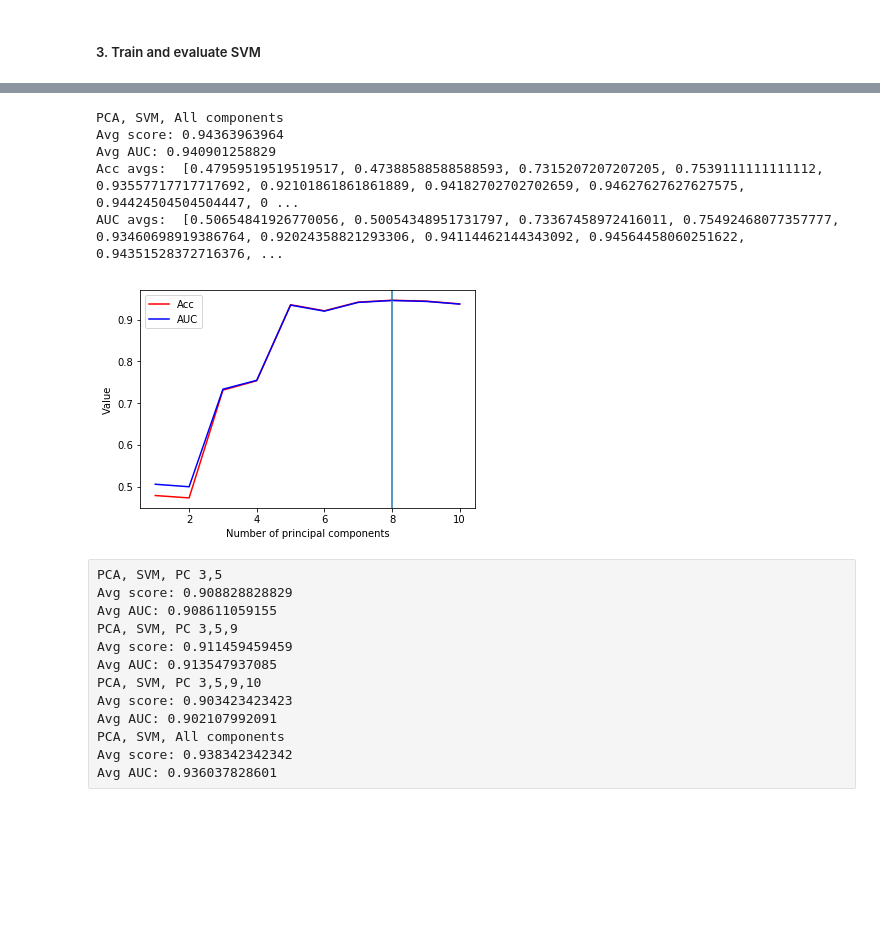
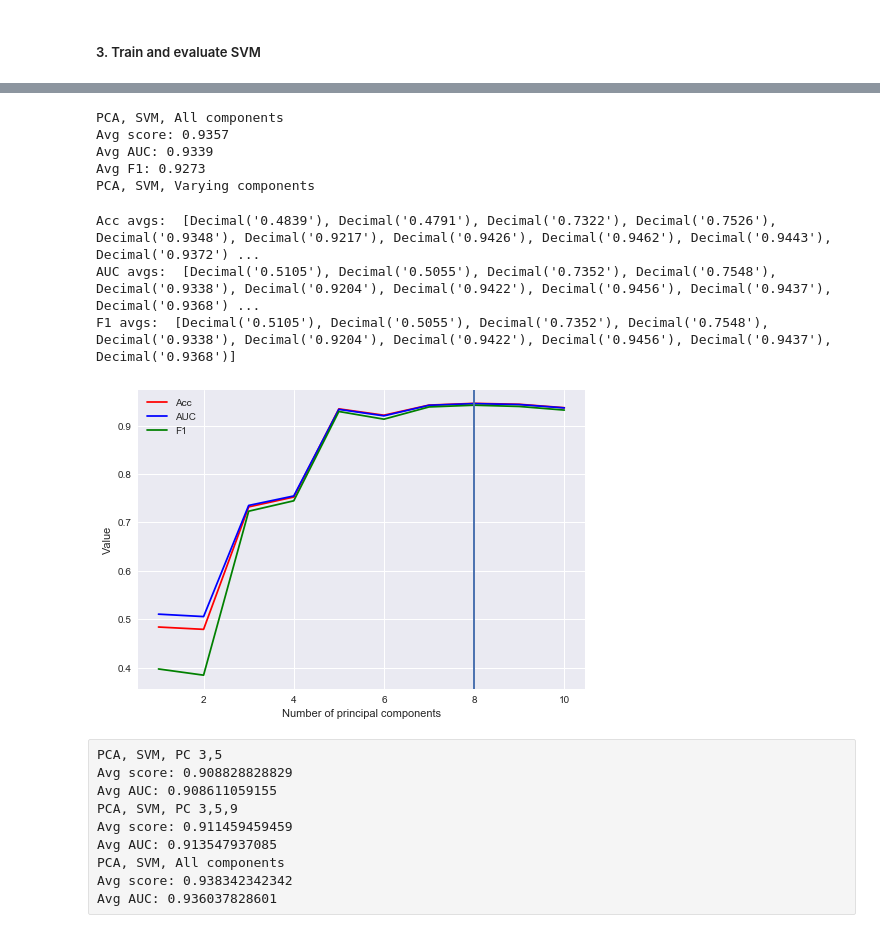
Before and after one commit to jlouie3/Conda_Notebooks, a Jupyter notebook: Projects/DementiaPrediction/1_Intro_and_Import.ipynb, the cells around one changed output, grey strips where cells are left out. Saved outputs shown, nothing was run; the diff lists cells and outputs as text; code cells hidden in the pictures; blank space fills up the shorter version.

```diff
--- a/Projects/DementiaPrediction/1_Intro_and_Import.ipynb
+++ b/Projects/DementiaPrediction/1_Intro_and_Import.ipynb
@@ -464,60 +380,75 @@ classifier = SVC()
 df = pca_df[['pc_1','pc_2','pc_3','pc_4','pc_5','pc_6','pc_7','pc_8','pc_9','pc_10']]
 labels = labels_enum
 pos_label = 1
-acc, auc = ml.train_and_score_classifier(
+acc, auc, f1 = ml.train_and_score_classifier(
     classifier=classifier,
     df=df, labels=labels,
     pos_label=pos_label)
 
 print('Avg score: ' + str(acc))
 print('Avg AUC: ' + str(auc))
+print('Avg F1: ' + str(f1))
 
+print('PCA, SVM, Varying components')
+precision = ml._get_min_significant_precision(pca_df)
 n=30
 features = ['pc_1','pc_2','pc_3','pc_4','pc_5','pc_6','pc_7','pc_8','pc_9','pc_10']
 test_features = []
 acc_averages = []
 auc_averages = []
+f1_averages = []
 num_features = []
 for feature in features:
     test_features.append(feature)
     num_features.append(len(num_features) + 1)
     classifier = SVC()
     df = pca_df[test_features]
     labels = labels_enum
     pos_label = 1
 
     # Run train and test classifier n times. Accumulate scores in list
     acc_scores = []
     auc_scores = []
+    f1_scores = []
     for i in range(n):
-        acc, auc = ml.train_and_score_classifier(
+        acc, auc, f1 = ml.train_and_score_classifier(
             classifier=classifier,
             df=df,
             labels=labels,
             pos_label=pos_label)
         acc_scores.append(acc)
         auc_scores.append(auc)
+        f1_scores.append(f1)
 
-    acc_averages.append(sum(acc_scores) / n)
-    auc_averages.append(sum(auc_scores) / n)
+    acc_averages.append(round(sum(acc_scores) / n, precision))
+    auc_averages.append(round(sum(auc_scores) / n, precision))
+    f1_averages.append(round(sum(f1_scores) / n, precision))
 
-x_max = auc_averages.index(max(auc_averages)) + 1
+x_auc_max = auc_averages.index(max(auc_averages)) + 1
+x_f1_max = f1_averages.index(max(f1_averages)) + 1
 
 print('Acc avgs: ', acc_averages)
 print('AUC avgs: ', auc_averages)
-plt.plot(num_features, acc_averages, 'r-', num_features, auc_averages, 'b-')
-plt.axvline(x=x_max)
+print('F1 avgs: ', auc_averages)
+plt.plot(num_features, acc_averages, 'r-',
+         num_features, auc_averages, 'b-',
+         num_features, f1_averages, 'g-', )
+plt.axvline(x=x_auc_max)
+plt.axvline(x=x_f1_max)
 plt.xlabel('Number of principal components')
 plt.ylabel('Value')
-plt.legend(['Acc','AUC'])
+plt.legend(['Acc','AUC','F1'])
 plt.show()
 # %% [output]
 PCA, SVM, All components
-Avg score: 0.94363963964
-Avg AUC: 0.940901258829
-Acc avgs:  [0.47959519519519517, 0.47388588588588593, 0.7315207207207205, 0.7539111111111112, 0.93557717717717692, 0.92101861861861889, 0.94182702702702659, 0.94627627627627575, 0.94424504504504447, 0 ...
-AUC avgs:  [0.50654841926770056, 0.50054348951731797, 0.73367458972416011, 0.75492468077357777, 0.93460698919386764, 0.92024358821293306, 0.94114462144343092, 0.94564458060251622, 0.94351528372716376, ...
+Avg score: 0.9357
+Avg AUC: 0.9339
+Avg F1: 0.9273
+PCA, SVM, Varying components
+Acc avgs:  [Decimal('0.4839'), Decimal('0.4791'), Decimal('0.7322'), Decimal('0.7526'), Decimal('0.9348'), Decimal('0.9217'), Decimal('0.9426'), Decimal('0.9462'), Decimal('0.9443'), Decimal('0.9372') ...
+AUC avgs:  [Decimal('0.5105'), Decimal('0.5055'), Decimal('0.7352'), Decimal('0.7548'), Decimal('0.9338'), Decimal('0.9204'), Decimal('0.9422'), Decimal('0.9456'), Decimal('0.9437'), Decimal('0.9368') ...
+F1 avgs:  [Decimal('0.5105'), Decimal('0.5055'), Decimal('0.7352'), Decimal('0.7548'), Decimal('0.9338'), Decimal('0.9204'), Decimal('0.9422'), Decimal('0.9456'), Decimal('0.9437'), Decimal('0.9368')]
-[figure, old version]
+[figure, new version]
 # %% [raw]
 PCA, SVM, PC 3,5
 Avg score: 0.908828828829
@@ -525,9 +456,6 @@ Avg AUC: 0.908611059155
 PCA, SVM, PC 3,5,9
 Avg score: 0.911459459459
 Avg AUC: 0.913547937085
-PCA, SVM, PC 3,5,9,10
-Avg score: 0.903423423423
-Avg AUC: 0.902107992091
 PCA, SVM, All components
 Avg score: 0.938342342342
 Avg AUC: 0.936037828601
```
Also changed, not shown: parts of 6 cells of this notebook, 1 other file.
